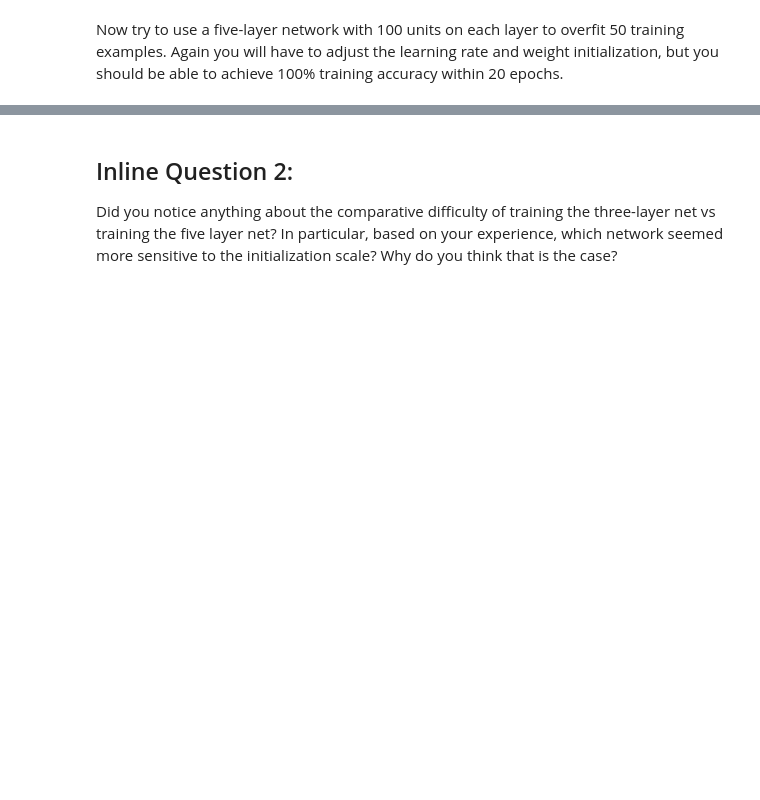
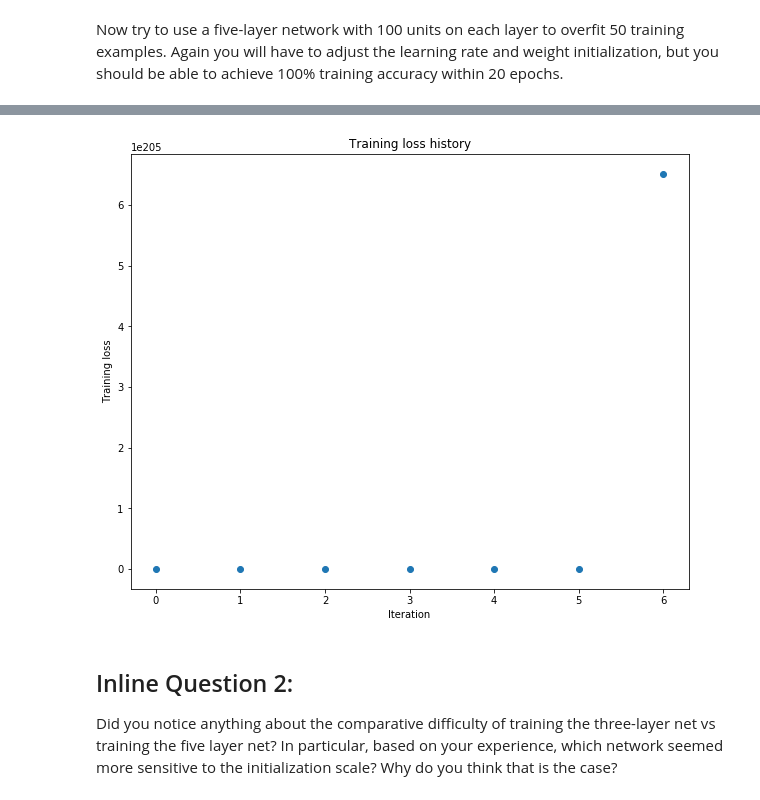
Before and after one commit to sinhlt58/machine_learning, a Jupyter notebook: cs231n-spring-2018/assignment2/FullyConnectedNets.ipynb, the cells around one changed output, grey strips where cells are left out. Saved outputs shown, nothing was run; the diff lists cells and outputs as text; code cells hidden in the pictures; blank space fills up the shorter version.

```diff
--- a/cs231n-spring-2018/assignment2/FullyConnectedNets.ipynb
+++ b/cs231n-spring-2018/assignment2/FullyConnectedNets.ipynb
@@ -468,8 +500,8 @@ small_data = {
   'y_val': data['y_val'],
 }
 
-learning_rate = 2e-3
-weight_scale = 1e-5
+learning_rate = 1e-3
+weight_scale = 1e-1
 model = FullyConnectedNet([100, 100, 100, 100],
                 weight_scale=weight_scale, dtype=np.float64)
 solver = Solver(model, small_data,
@@ -486,3 +518,4 @@ plt.title('Training loss history')
 plt.xlabel('Iteration')
 plt.ylabel('Training loss')
 plt.show()
+# %% [output]
@@ -489,3 +539,4 @@ plt.show()
+[figure, added]
 # %% [markdown]
 ## Inline Question 2:
 Did you notice anything about the comparative difficulty of training the three-layer net vs training the five layer net? In particular, based on your experience, which network seemed more sensitive to the initialization scale? Why do you think that is the case?
```
Also changed, not shown: parts of 10 cells of this notebook, 2 other files.
